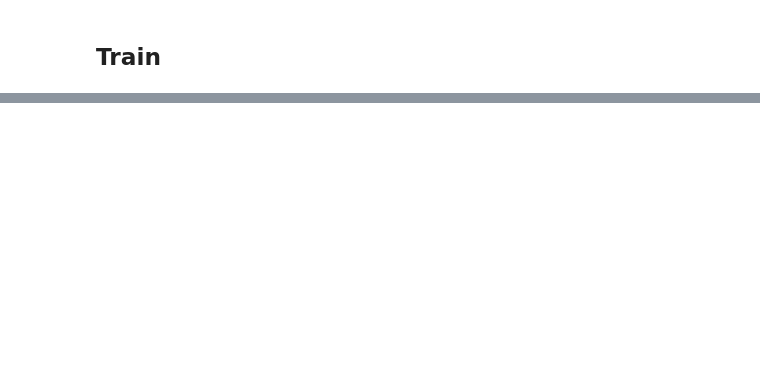
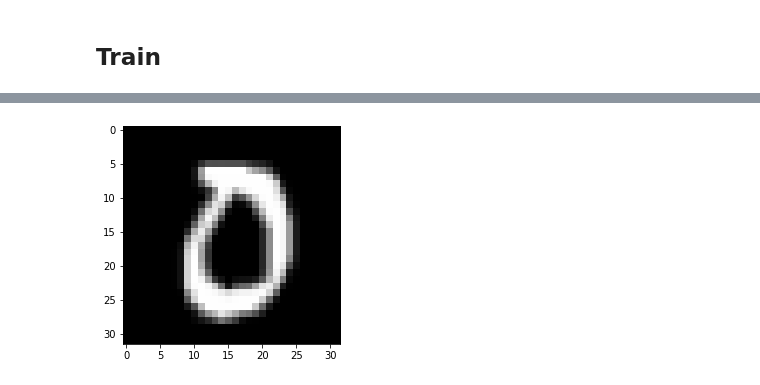
Before and after one commit to jpspm/QuantumComputing, a Jupyter notebook: projeto_quantica_jpspm_rbnn.ipynb, the cells around one changed output, grey strips where cells are left out. Saved outputs shown, nothing was run; the diff lists cells and outputs as text; code cells hidden in the pictures; blank space fills up the shorter version.

```diff
--- a/projeto_quantica_jpspm_rbnn.ipynb
+++ b/projeto_quantica_jpspm_rbnn.ipynb
@@ -438,0 +448,5 @@ erro 1: 110.36666666666666664
+# %%
+plt.imshow(X_test[7], cmap= "gray")
+plt.show()
+# %% [output]
+[figure, added]
```
Also changed, not shown: parts of 3 cells of this notebook.
